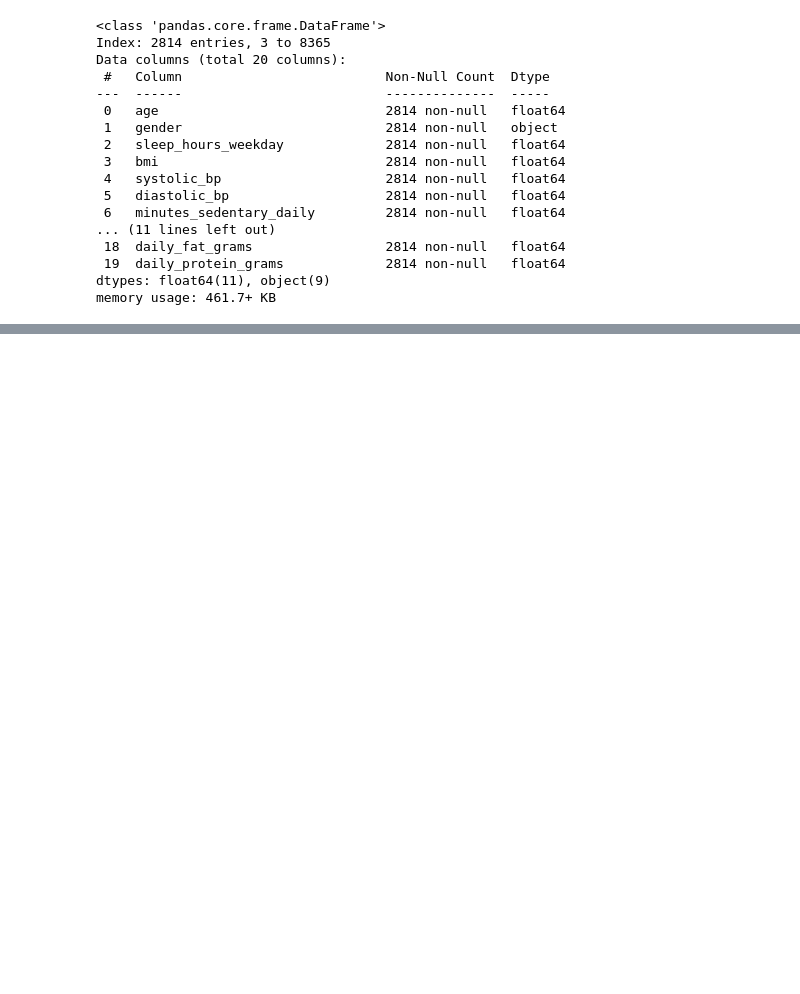
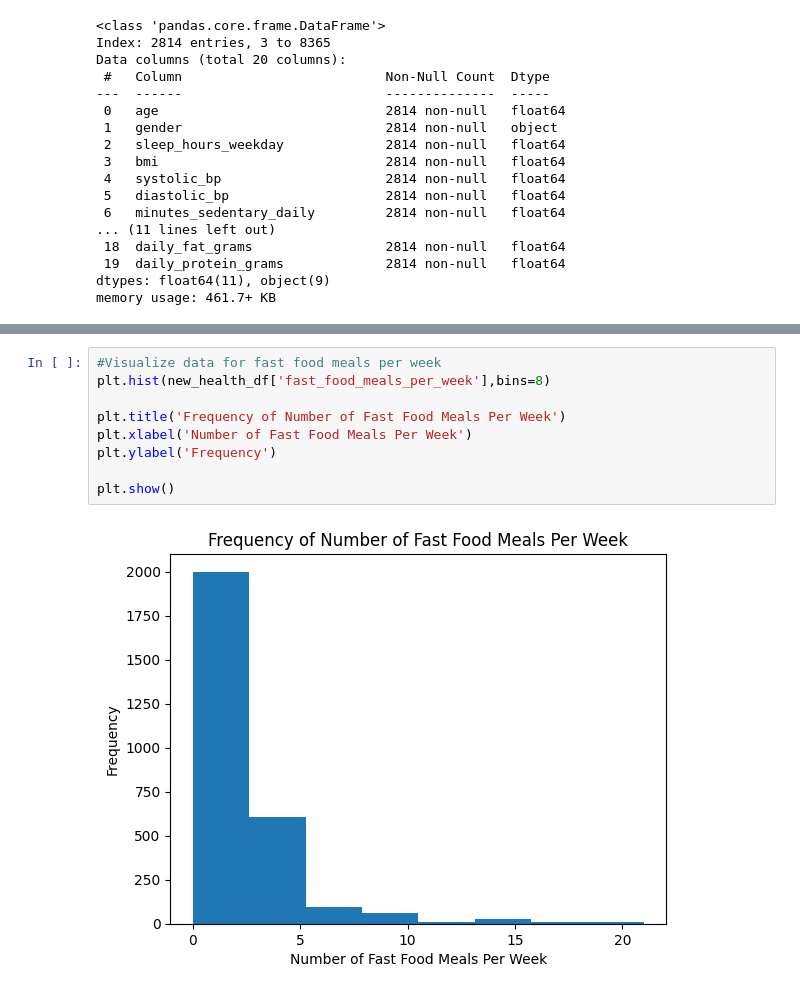
Before and after one commit to SinCosTanTya/Lifestyle-and-Health, a Jupyter notebook: Lifestyle_and_Health_Research_Project.ipynb, the cells around one changed output, grey strips where cells are left out. Drawn from its saved outputs; the diff is of its cells as text; blank space fills up the shorter version.

```diff
--- a/Lifestyle_and_Health_Research_Project.ipynb
+++ b/Lifestyle_and_Health_Research_Project.ipynb
@@ -107,0 +159,11 @@ memory usage: 461.7+ KB
+# %%
+#Visualize data for fast food meals per week
+plt.hist(new_health_df['fast_food_meals_per_week'],bins=8)
+
+plt.title('Frequency of Number of Fast Food Meals Per Week')
+plt.xlabel('Number of Fast Food Meals Per Week')
+plt.ylabel('Frequency')
+
+plt.show()
+# %% [output]
+[figure, added]
```
Also changed, not shown: parts of 9 cells of this notebook.
